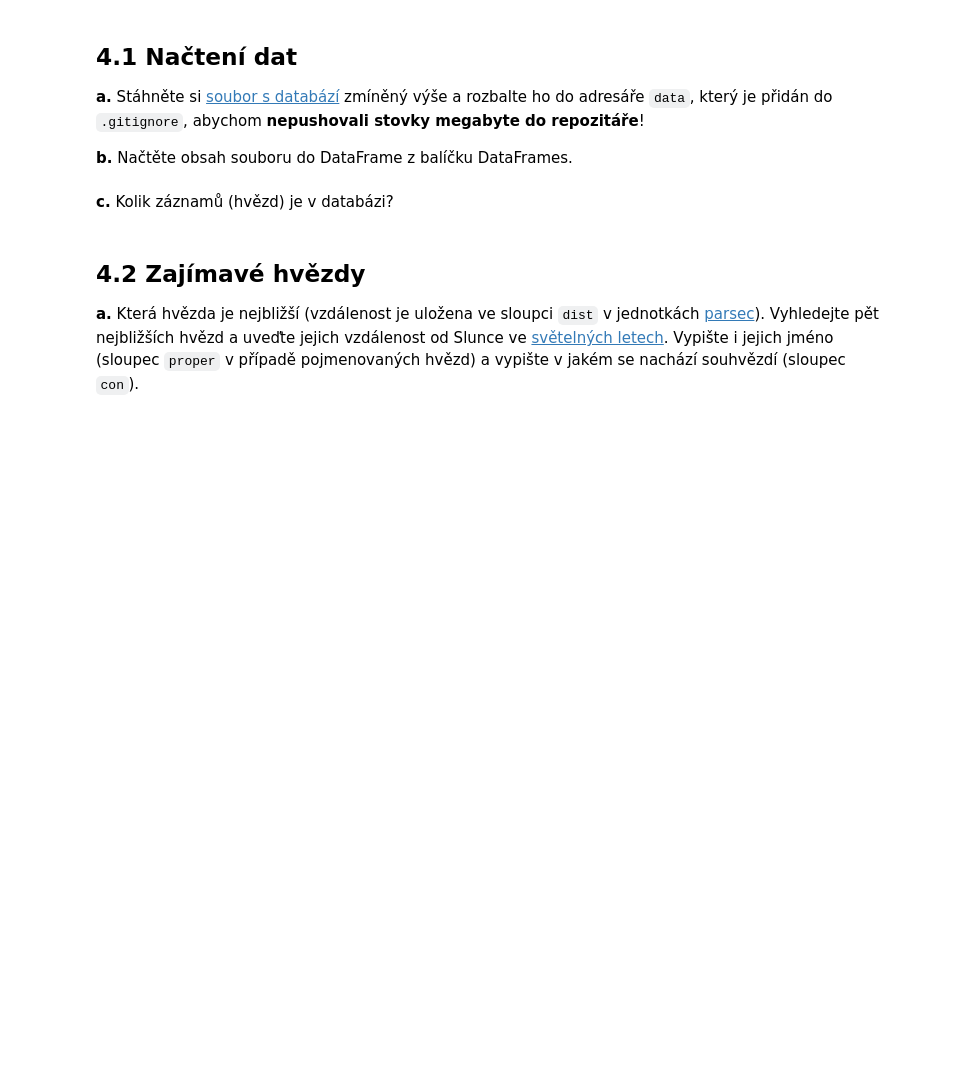
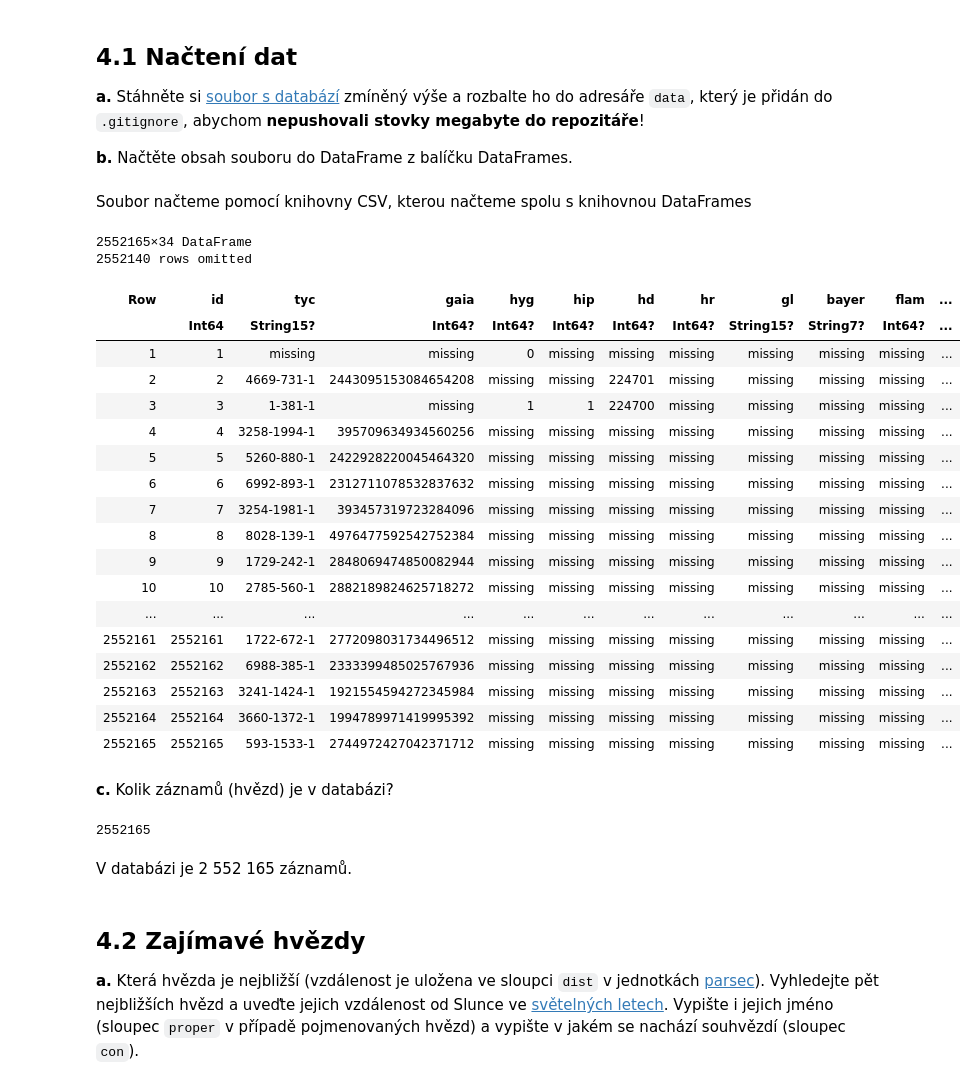
Before and after one commit to kralik555/BI-JUL, a Jupyter notebook: hw04-astro.ipynb, the cells around one changed output. Cells and saved outputs as stored; diff of their text form; code cells hidden in the pictures; blank space fills up the shorter version.

```diff
--- a/hw04-astro.ipynb
+++ b/hw04-astro.ipynb
@@ -13,4 +13,6 @@ K řešení můžete využít více buněk, je vhodné své řešení textově s
 **a.** Stáhněte si [soubor s databází](https://www.astronexus.com/downloads/catalogs/athyg_v24.csv.gz) zmíněný výše a rozbalte ho do adresáře `data`, který je přidán do `.gitignore`, abychom **nepushovali stovky megabyte do repozitáře**!
 
 **b.** Načtěte obsah souboru do DataFrame z balíčku DataFrames.
+# %% [markdown]
+Soubor načteme pomocí knihovny CSV, kterou načteme spolu s knihovnou DataFrames
 # %%
@@ -18,7 +23,34 @@ K řešení můžete využít více buněk, je vhodné své řešení textově s
+# %%
+df = CSV.read(joinpath("data", "athyg_v24.csv"), DataFrame)
+# %% [output]
+2552165×34 DataFrame
+2552140 rows omitted
+| Row | id | tyc | gaia | hyg | hip | hd | hr | gl | bayer | flam | ... |
+|  | Int64 | String15? | Int64? | Int64? | Int64? | Int64? | Int64? | String15? | String7? | Int64? | ... |
+| 1 | 1 | missing | missing | 0 | missing | missing | missing | missing | missing | missing | ... |
+| 2 | 2 | 4669-731-1 | 2443095153084654208 | missing | missing | 224701 | missing | missing | missing | missing | ... |
+| 3 | 3 | 1-381-1 | missing | 1 | 1 | 224700 | missing | missing | missing | missing | ... |
+| 4 | 4 | 3258-1994-1 | 395709634934560256 | missing | missing | missing | missing | missing | missing | missing | ... |
+| 5 | 5 | 5260-880-1 | 2422928220045464320 | missing | missing | missing | missing | missing | missing | missing | ... |
+| 6 | 6 | 6992-893-1 | 2312711078532837632 | missing | missing | missing | missing | missing | missing | missing | ... |
+| 7 | 7 | 3254-1981-1 | 393457319723284096 | missing | missing | missing | missing | missing | missing | missing | ... |
+| 8 | 8 | 8028-139-1 | 4976477592542752384 | missing | missing | missing | missing | missing | missing | missing | ... |
+| 9 | 9 | 1729-242-1 | 2848069474850082944 | missing | missing | missing | missing | missing | missing | missing | ... |
+| 10 | 10 | 2785-560-1 | 2882189824625718272 | missing | missing | missing | missing | missing | missing | missing | ... |
+| ... | ... | ... | ... | ... | ... | ... | ... | ... | ... | ... | ... |
+| 2552161 | 2552161 | 1722-672-1 | 2772098031734496512 | missing | missing | missing | missing | missing | missing | missing | ... |
+| 2552162 | 2552162 | 6988-385-1 | 2333399485025767936 | missing | missing | missing | missing | missing | missing | missing | ... |
+| 2552163 | 2552163 | 3241-1424-1 | 1921554594272345984 | missing | missing | missing | missing | missing | missing | missing | ... |
+| 2552164 | 2552164 | 3660-1372-1 | 1994789971419995392 | missing | missing | missing | missing | missing | missing | missing | ... |
+| 2552165 | 2552165 | 593-1533-1 | 2744972427042371712 | missing | missing | missing | missing | missing | missing | missing | ... |
 # %% [markdown]
 **c.** Kolik záznamů (hvězd) je v databázi?
 # %%
-# případně více buněk, postup komentujte v textových buňkách
+nrow(df)
+# %% [output]
+2552165
+# %% [markdown]
+V databázi je 2 552 165 záznamů.
 # %% [markdown]
 ## 4.2 Zajímavé hvězdy
 
```
Also changed, not shown: parts of 20 cells of this notebook.
